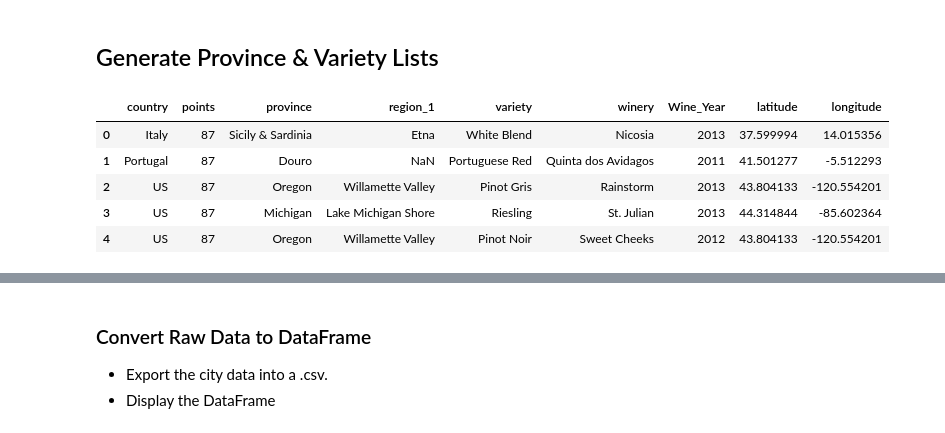
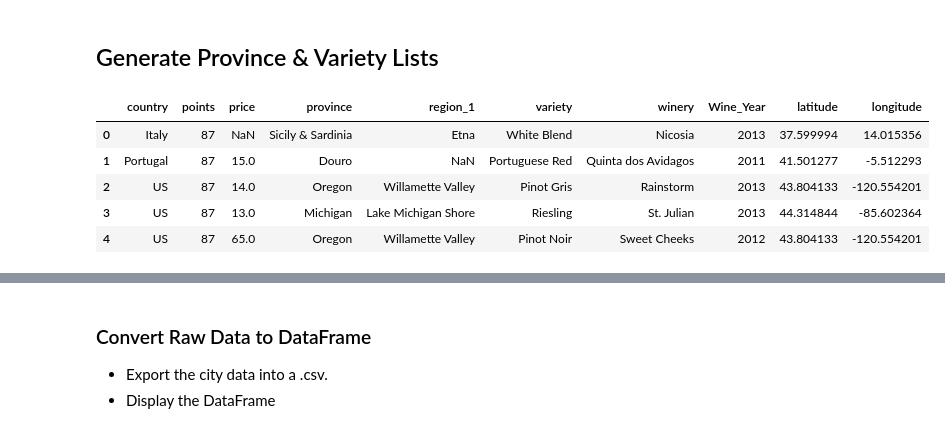
Before and after one commit to halotx3/ccass-wine-ds, a Jupyter notebook: APH/WinoAPH_Climate.ipynb, the cells around one changed output, grey strips where cells are left out. Cells and saved outputs as stored; diff of their text form; code cells hidden in the pictures.

```diff
--- a/APH/WinoAPH_Climate.ipynb
+++ b/APH/WinoAPH_Climate.ipynb
@@ -9,25 +9,27 @@
 import matplotlib.pyplot as plt
 import pandas as pd
 import numpy as np
+import seaborn as sns
 import requests
 from scipy.stats import linregress
 
 # Import API key
 from api_keys import weather_api_key
+from api_keys import meteostat_api_key
 
 # Output File (CSV)
-output_data_file = "Output/wine_cleaned_location.csv"
+output_data_file = "../Output/wine_cleaned_location.csv"
 # %% [markdown]
 ## Generate Province & Variety Lists
 # %%
 df = pd.read_csv(output_data_file)
-climate_df= df.drop(columns=['description', 'price', 'taster_name', 'taster_twitter_handle', 'title'])
+climate_df= df.drop(columns=['description', 'taster_name', 'taster_twitter_handle', 'title'])
 #grouped_global_data = climate_df.groupby(['country', 'province'])
 climate_df.head()
 # %% [output]
-|  | country | points | province | region_1 | variety | winery | Wine_Year | latitude | longitude |
-| 0 | Italy | 87 | Sicily & Sardinia | Etna | White Blend | Nicosia | 2013 | 37.599994 | 14.015356 |
-| 1 | Portugal | 87 | Douro | NaN | Portuguese Red | Quinta dos Avidagos | 2011 | 41.501277 | -5.512293 |
-| 2 | US | 87 | Oregon | Willamette Valley | Pinot Gris | Rainstorm | 2013 | 43.804133 | -120.554201 |
-| 3 | US | 87 | Michigan | Lake Michigan Shore | Riesling | St. Julian | 2013 | 44.314844 | -85.602364 |
-| 4 | US | 87 | Oregon | Willamette Valley | Pinot Noir | Sweet Cheeks | 2012 | 43.804133 | -120.554201 |
+|  | country | points | price | province | region_1 | variety | winery | Wine_Year | latitude | longitude |
+| 0 | Italy | 87 | NaN | Sicily & Sardinia | Etna | White Blend | Nicosia | 2013 | 37.599994 | 14.015356 |
+| 1 | Portugal | 87 | 15.0 | Douro | NaN | Portuguese Red | Quinta dos Avidagos | 2011 | 41.501277 | -5.512293 |
+| 2 | US | 87 | 14.0 | Oregon | Willamette Valley | Pinot Gris | Rainstorm | 2013 | 43.804133 | -120.554201 |
+| 3 | US | 87 | 13.0 | Michigan | Lake Michigan Shore | Riesling | St. Julian | 2013 | 44.314844 | -85.602364 |
+| 4 | US | 87 | 65.0 | Oregon | Willamette Valley | Pinot Noir | Sweet Cheeks | 2012 | 43.804133 | -120.554201 |
```
Also changed, not shown: parts of 34 cells of this notebook, 6 other files.
